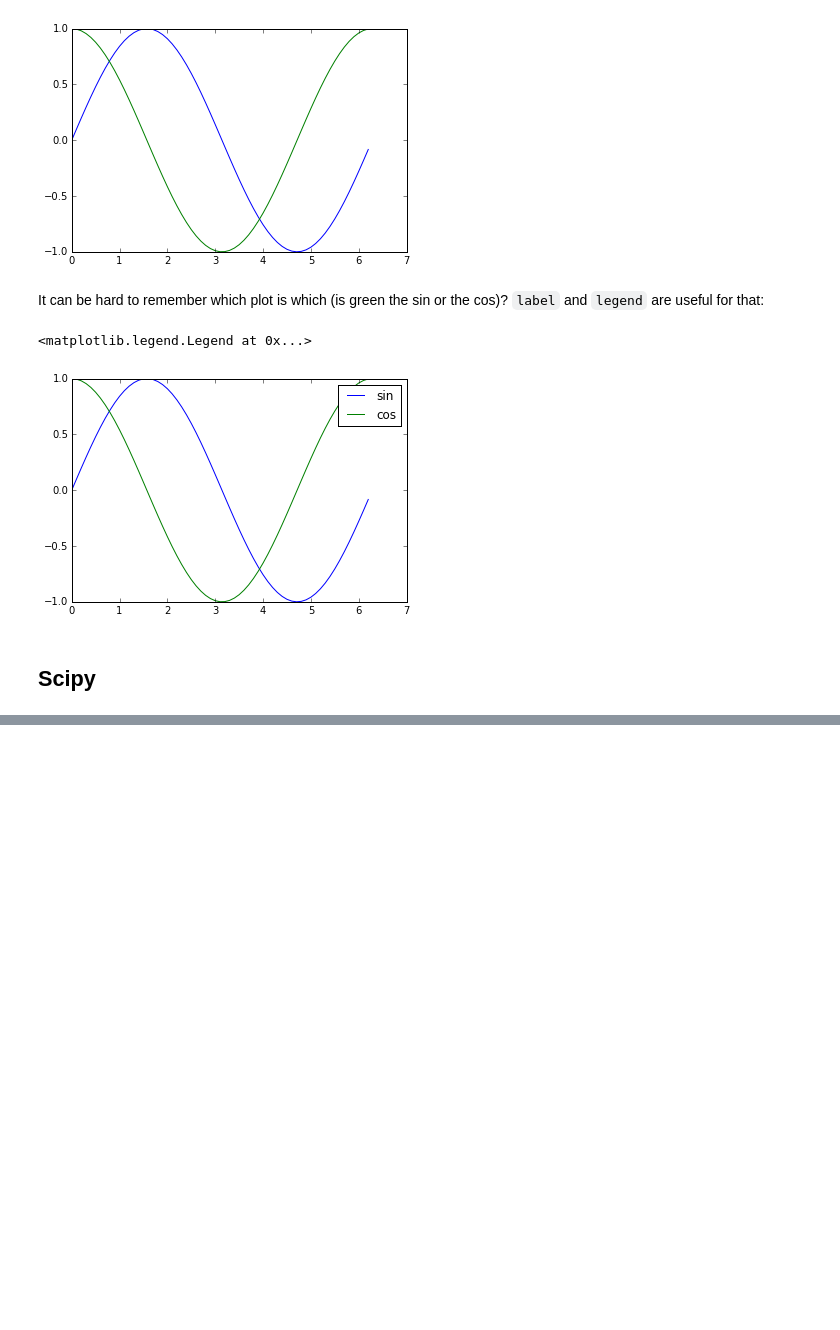
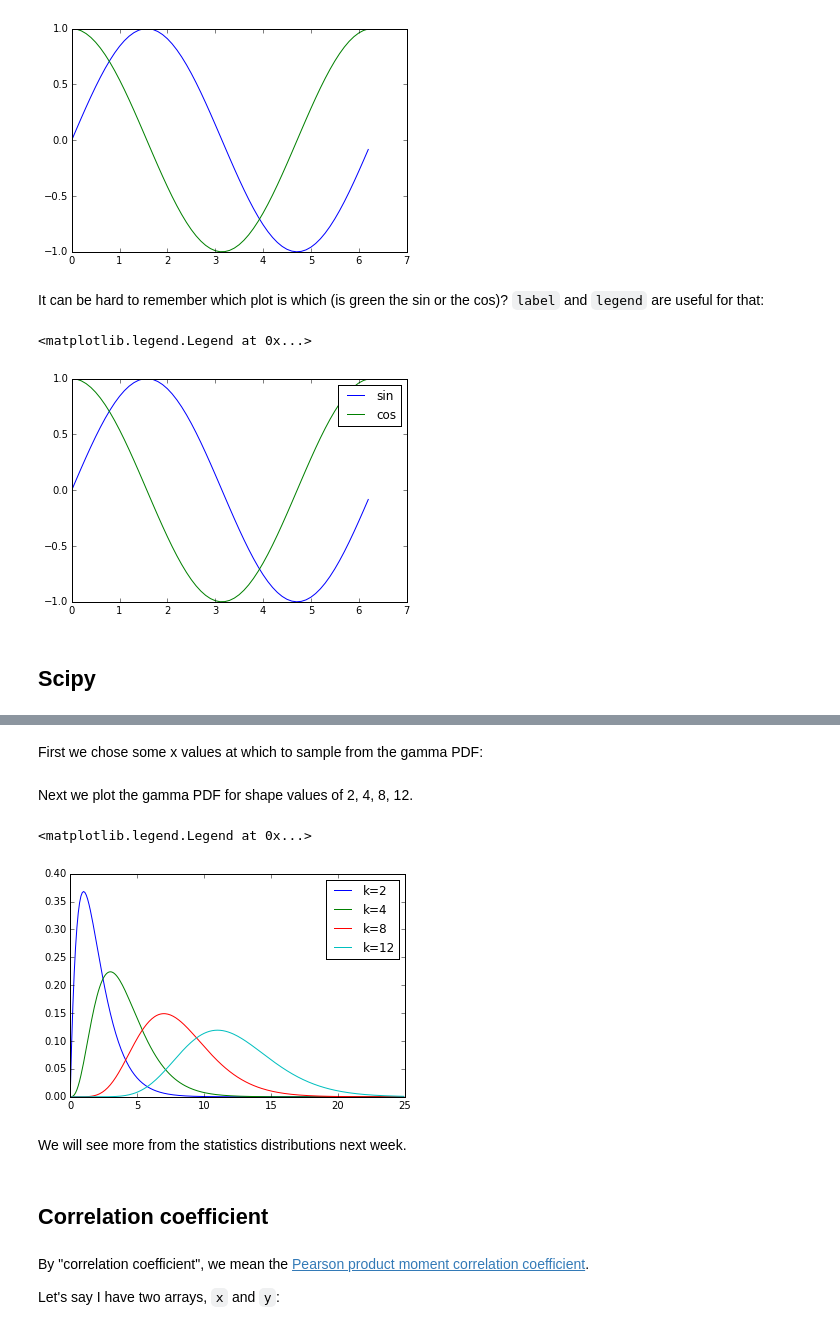
Before and after one commit to practical-neuroimaging/pna2015, a Jupyter notebook: day5/day5_introduction_full.ipynb, the cells around one changed output, grey strips where cells are left out. Drawn from its saved outputs; the diff is of its cells as text; code cells hidden in the pictures; blank space fills up the shorter version.

```diff
--- a/day5/day5_introduction_full.ipynb
+++ b/day5/day5_introduction_full.ipynb
@@ -155,0 +145,23 @@ scipy.stats.norm?
+# %% [markdown]
+First we chose some x values at which to sample from the gamma PDF:
+# %%
+x = np.arange(0, 25, 0.1)
+# %% [markdown]
+Next we plot the gamma PDF for shape values of 2, 4, 8, 12.
+# %%
+plt.plot(x, gamma.pdf(x, 2), label='k=2')
+plt.plot(x, gamma.pdf(x, 4), label='k=4')
+plt.plot(x, gamma.pdf(x, 8), label='k=8')
+plt.plot(x, gamma.pdf(x, 12), label='k=12')
+plt.legend()
+# %% [output]
+<matplotlib.legend.Legend at 0x...>
+[figure, added]
+# %% [markdown]
+We will see more from the statistics distributions next week.
+# %% [markdown]
+## Correlation coefficient
+# %% [markdown]
+By "correlation coefficient", we mean the [Pearson product moment correlation coefficient](https://en.wikipedia.org/wiki/Pearson_product-moment_correlation_coefficient).
+
+Let's say I have two arrays, `x` and `y`:
```
Also changed, not shown: parts of 52 cells of this notebook, 2 other files.
